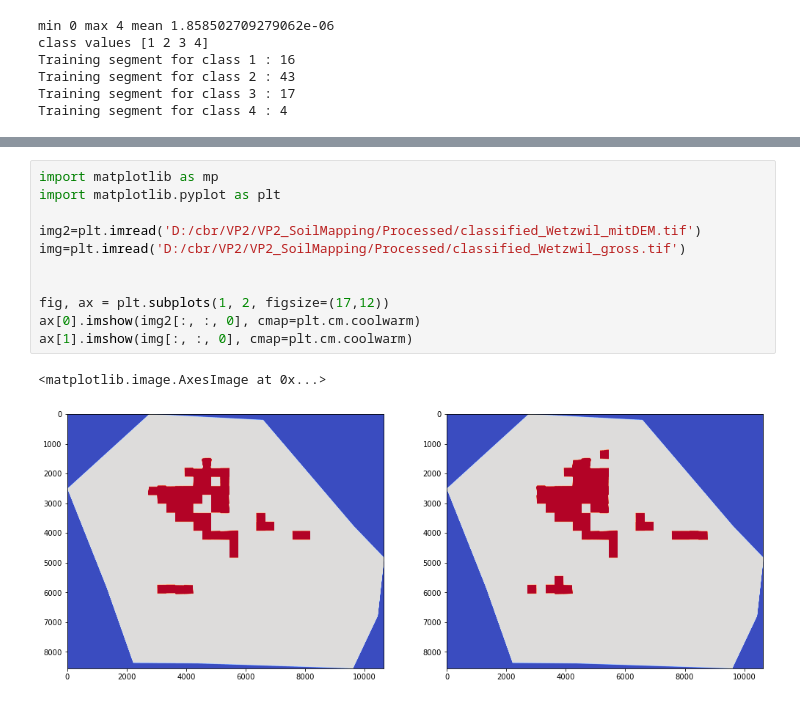
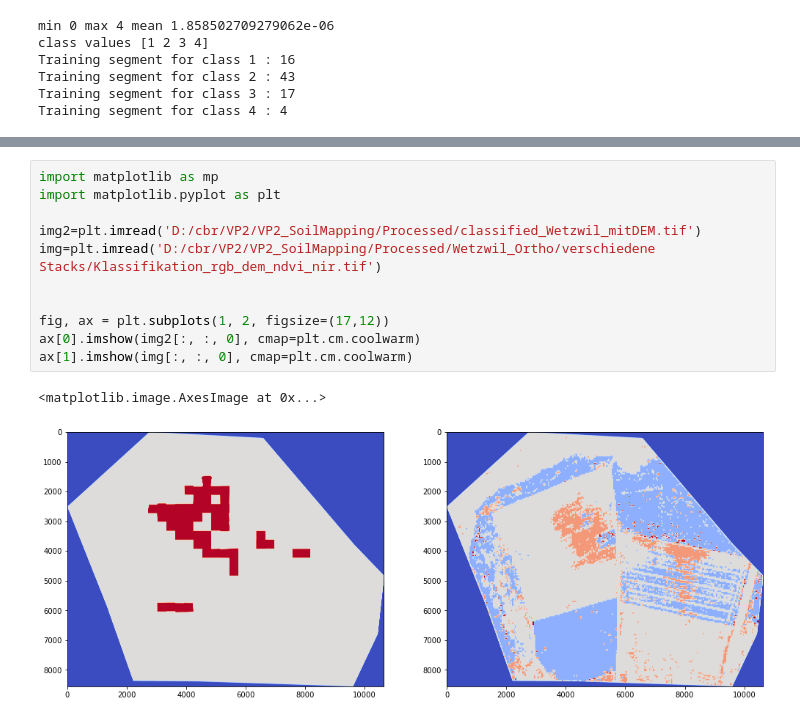
Before and after one commit to carobro/VP2_SoilMapping, a Jupyter notebook: Code/OBIA.ipynb, the cells around one changed output, grey strips where cells are left out. Saved outputs shown, nothing was run; the diff lists cells and outputs as text.

```diff
--- a/Code/OBIA.ipynb
+++ b/Code/OBIA.ipynb
@@ -193,14 +205,14 @@ Done
 # %%
 import matplotlib as mp
 import matplotlib.pyplot as plt
 
 img2=plt.imread('D:/cbr/VP2/VP2_SoilMapping/Processed/classified_Wetzwil_mitDEM.tif')
-img=plt.imread('D:/cbr/VP2/VP2_SoilMapping/Processed/classified_Wetzwil_gross.tif')
+img=plt.imread('D:/cbr/VP2/VP2_SoilMapping/Processed/Wetzwil_Ortho/verschiedene Stacks/Klassifikation_rgb_dem_ndvi_nir.tif')
 
 
 fig, ax = plt.subplots(1, 2, figsize=(17,12))
 ax[0].imshow(img2[:, :, 0], cmap=plt.cm.coolwarm)
 ax[1].imshow(img[:, :, 0], cmap=plt.cm.coolwarm)
 # %% [output]
 <matplotlib.image.AxesImage at 0x...>
-[figure, old version]
+[figure, new version]
```
Also changed, not shown: parts of 3 cells of this notebook, 14 other files.
